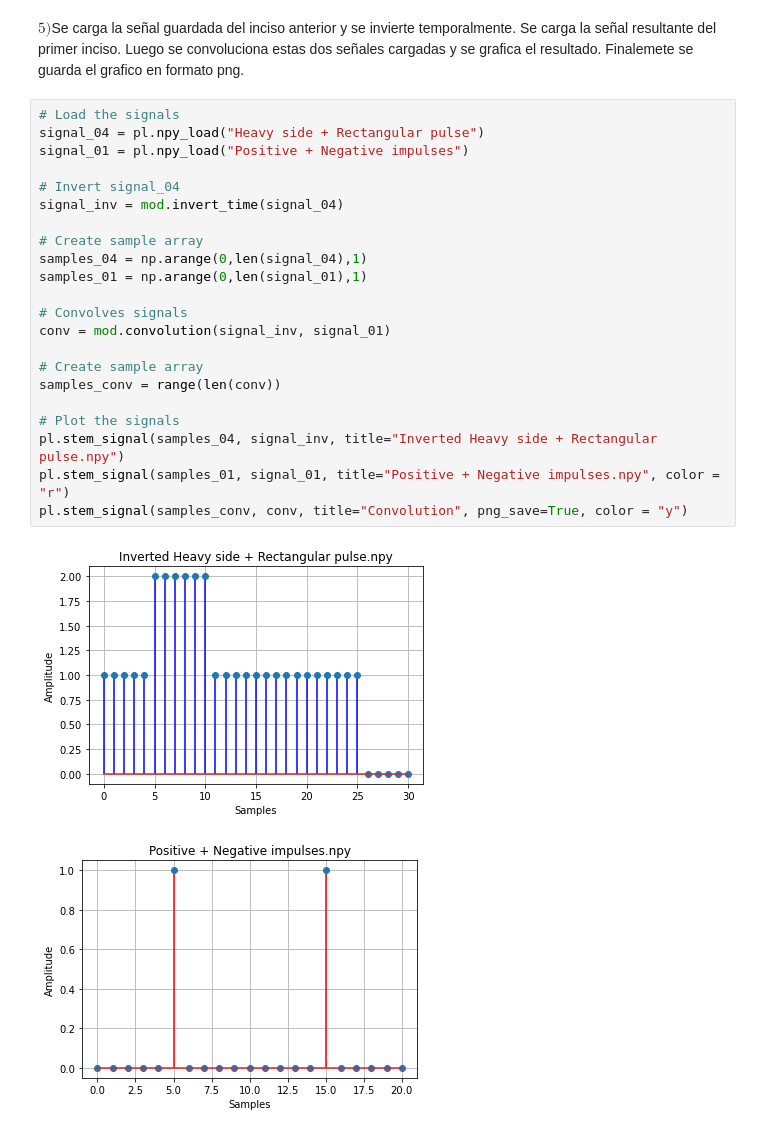
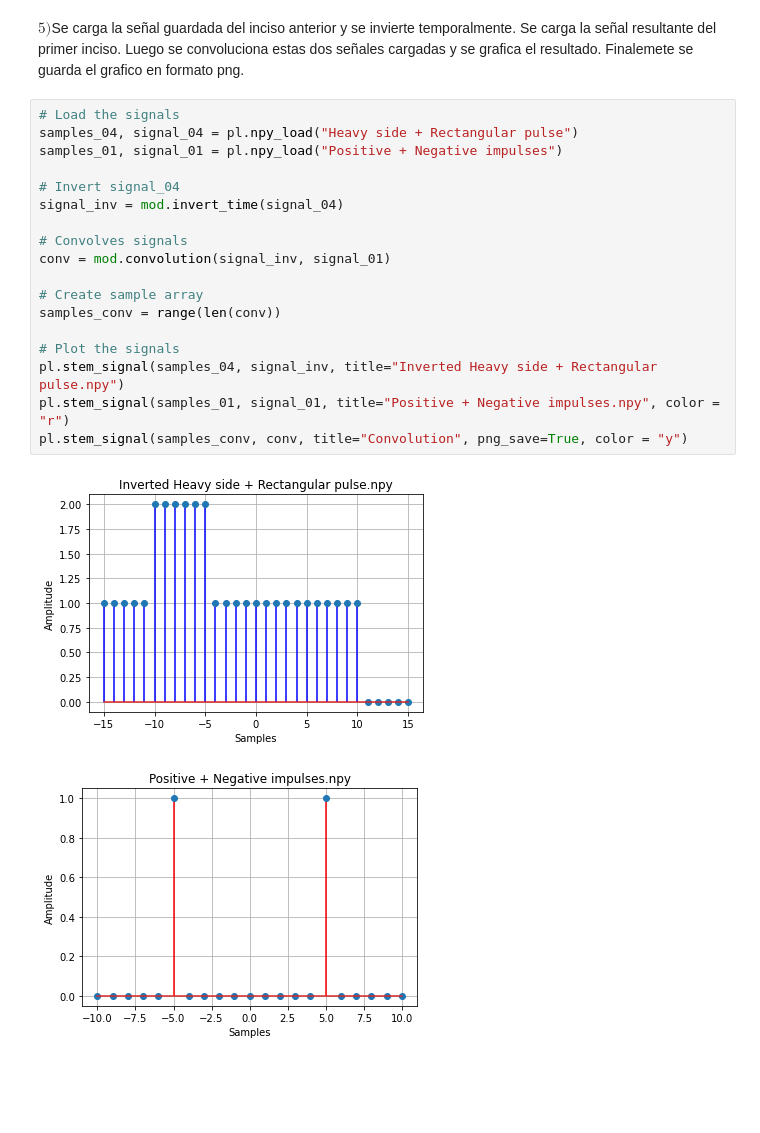
Before and after one commit to marcovittori/elementary_signal_scripts, a Jupyter notebook: Presentación parte 1.ipynb, the cells around one changed output. Cells and saved outputs as stored; diff of their text form; blank space fills up the shorter version.

```diff
--- a/Presentación parte 1.ipynb
+++ b/Presentación parte 1.ipynb
@@ -97,27 +97,23 @@ pl.stem_signal(samples_add, addition, title="Heavy side + Rectangular pulse", np
 $5)$Se carga la señal guardada del inciso anterior y se invierte temporalmente. Se carga la señal resultante del primer inciso. Luego se convoluciona estas dos señales cargadas y se grafica el resultado. Finalemete se guarda el grafico en formato png.
 # %%
 # Load the signals
-signal_04 = pl.npy_load("Heavy side + Rectangular pulse")
-signal_01 = pl.npy_load("Positive + Negative impulses")
+samples_04, signal_04 = pl.npy_load("Heavy side + Rectangular pulse")
+samples_01, signal_01 = pl.npy_load("Positive + Negative impulses")
 
 # Invert signal_04
 signal_inv = mod.invert_time(signal_04)
-
-# Create sample array
-samples_04 = np.arange(0,len(signal_04),1)
-samples_01 = np.arange(0,len(signal_01),1)
 
 # Convolves signals
 conv = mod.convolution(signal_inv, signal_01)
 
 # Create sample array
 samples_conv = range(len(conv))
 
 # Plot the signals
 pl.stem_signal(samples_04, signal_inv, title="Inverted Heavy side + Rectangular pulse.npy")
 pl.stem_signal(samples_01, signal_01, title="Positive + Negative impulses.npy", color = "r")
 pl.stem_signal(samples_conv, conv, title="Convolution", png_save=True, color = "y")
 # %% [output]
-[figure, old version]
+[figure, new version]
-[figure, old version]
+[figure, new version]
 [figure]
```
Also changed, not shown: parts of 2 cells of this notebook.
